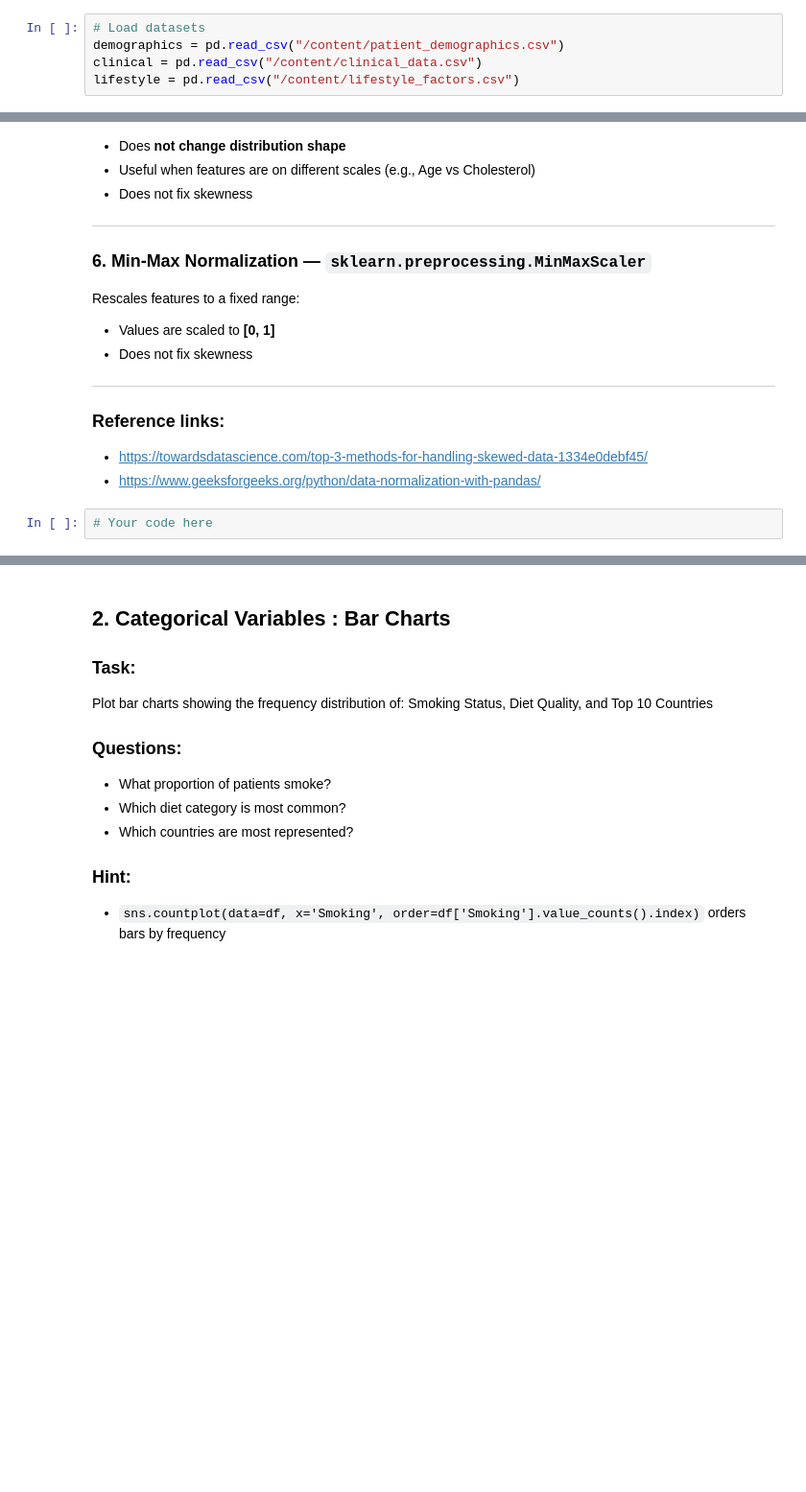
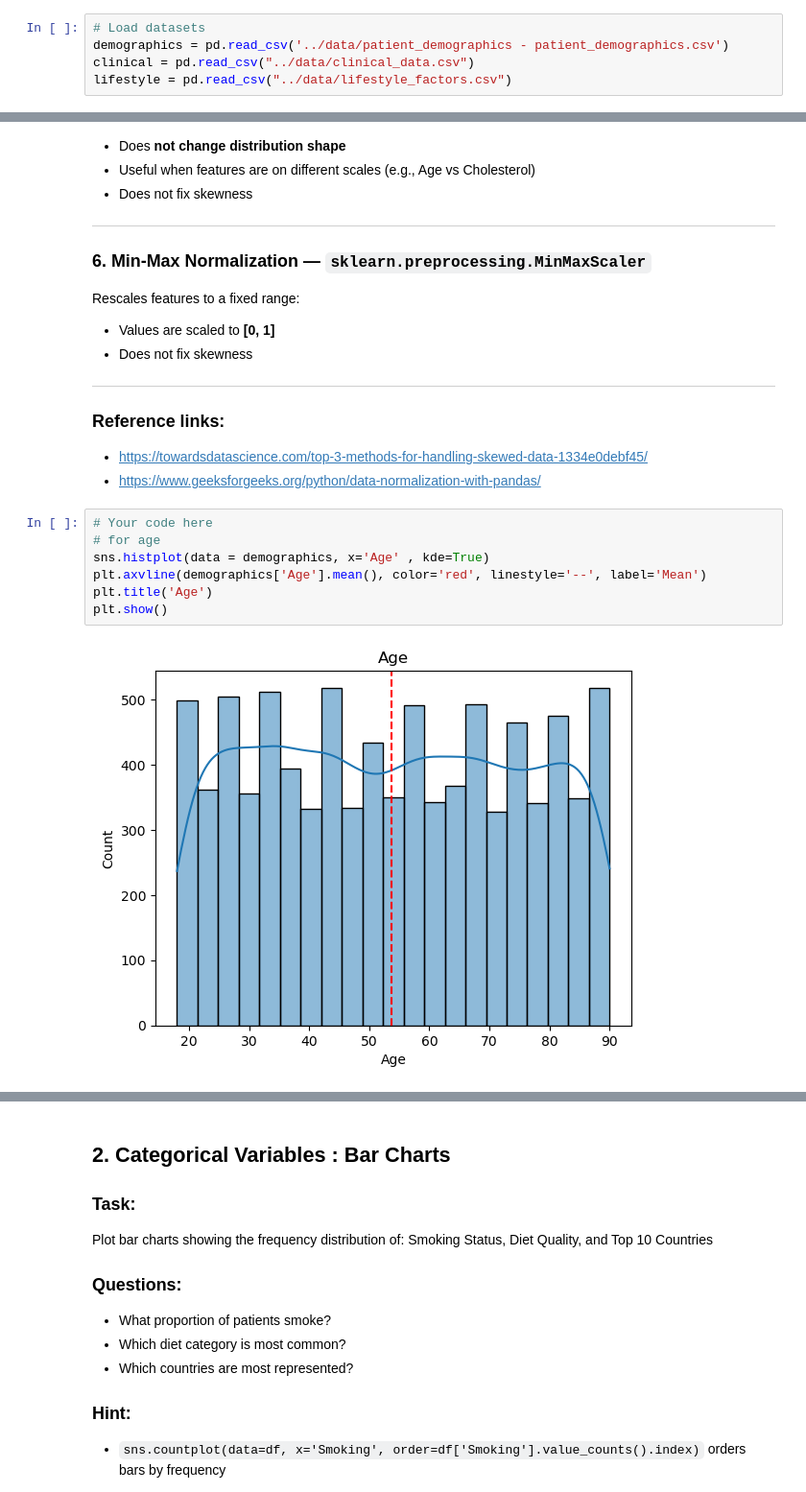
Before and after one commit to un1u3/ml-labs, a Jupyter notebook: fusemachines-2026/phase1-news-system/assignments/Wk_1_Data_Wrangling_HeartAttack.ipynb, the cells around one changed output, grey strips where cells are left out. Shown at 96% size. Drawn from its saved outputs; the diff is of its cells as text; blank space fills up the shorter version.

```diff
--- a/fusemachines-2026/phase1-news-system/assignments/Wk_1_Data_Wrangling_HeartAttack.ipynb
+++ b/fusemachines-2026/phase1-news-system/assignments/Wk_1_Data_Wrangling_HeartAttack.ipynb
@@ -59,6 +59,6 @@ from google.colab import files
 uploaded = files.upload()
 # %%
 # Load datasets
-demographics = pd.read_csv("/content/patient_demographics.csv")
-clinical = pd.read_csv("/content/clinical_data.csv")
-lifestyle = pd.read_csv("/content/lifestyle_factors.csv")
+demographics = pd.read_csv('../data/patient_demographics - patient_demographics.csv')
+clinical = pd.read_csv("../data/clinical_data.csv")
+lifestyle = pd.read_csv("../data/lifestyle_factors.csv")
@@ -275,3 +472,10 @@ Rescales features to a fixed range:
 - https://www.geeksforgeeks.org/python/data-normalization-with-pandas/
 # %%
 # Your code here
+# for age
+sns.histplot(data = demographics, x='Age' , kde=True)
+plt.axvline(demographics['Age'].mean(), color='red', linestyle='--', label='Mean')
+plt.title('Age')
+plt.show()
+# %% [output]
+[figure, added]
```
Also changed, not shown: parts of 18 cells of this notebook.
